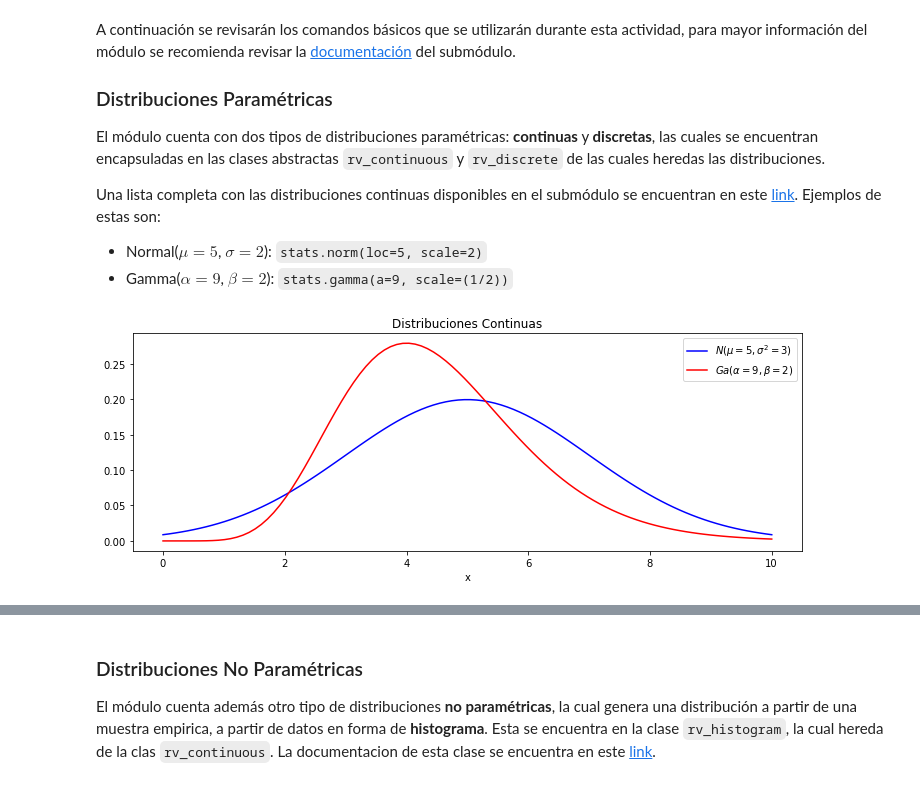
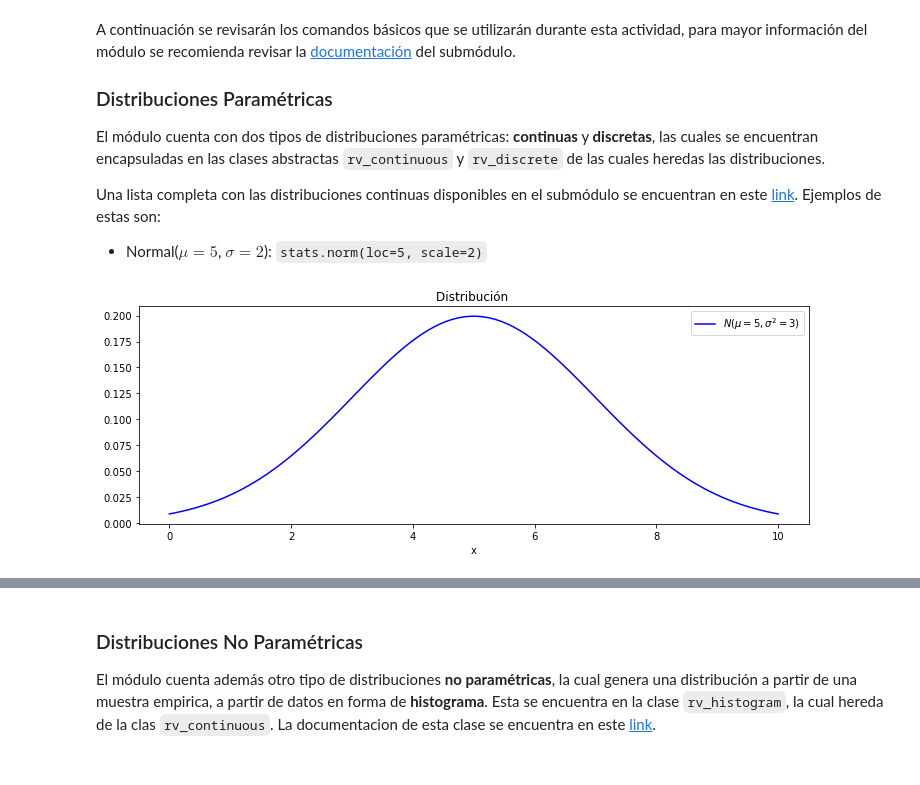
Before and after one commit to diegostaPy/cursoSociedadCientifica, a Jupyter notebook: Distribuciones y Variables Aleatorias.ipynb, the cells around one changed output, grey strips where cells are left out. Cells and saved outputs as stored; diff of their text form; code cells hidden in the pictures.

```diff
--- a/Distribuciones y Variables Aleatorias.ipynb
+++ b/Distribuciones y Variables Aleatorias.ipynb
@@ -28,26 +28,23 @@ El módulo cuenta con dos tipos de distribuciones paramétricas: **continuas** y
 Una lista completa con las distribuciones continuas disponibles en el submódulo se encuentran en este [link](https://docs.scipy.org/doc/scipy/reference/stats.html#continuous-distributions). Ejemplos de estas son:
 
 * Normal($\mu=5$, $\sigma=2$): ``stats.norm(loc=5, scale=2)``
-* Gamma($\alpha=9$, $\beta=2$): ``stats.gamma(a=9, scale=(1/2))``
 # %%
-# Instanciar Distribuciones
+# Instanciar Distribucion
 N = stats.norm(loc=5, scale=2)
-Ga = stats.gamma(a=9, scale=0.5)
 
 # Generar figura
 plt.figure(figsize=(12,4))
 
 # Generar puntos
 x = np.linspace(0,10, 100)
 
-# Generar probabilidades para Normal y Gamma
+# Generar probabilidades para Normal
 plt.plot(x, N.pdf(x), "b", label="$N(\\mu=5, \\sigma^2=3)$")
-plt.plot(x, Ga.pdf(x),"r", label="$Ga(\\alpha=9, \\beta=2)$")
 
 # Agregar estilo
-plt.title("Distribuciones Continuas")
+plt.title("Distribución ")
 plt.xlabel("x")
 plt.legend()
 plt.show()
 # %% [output]
-[figure, old version]
+[figure, new version]
```
Also changed, not shown: parts of 14 cells of this notebook, 5 other files.
